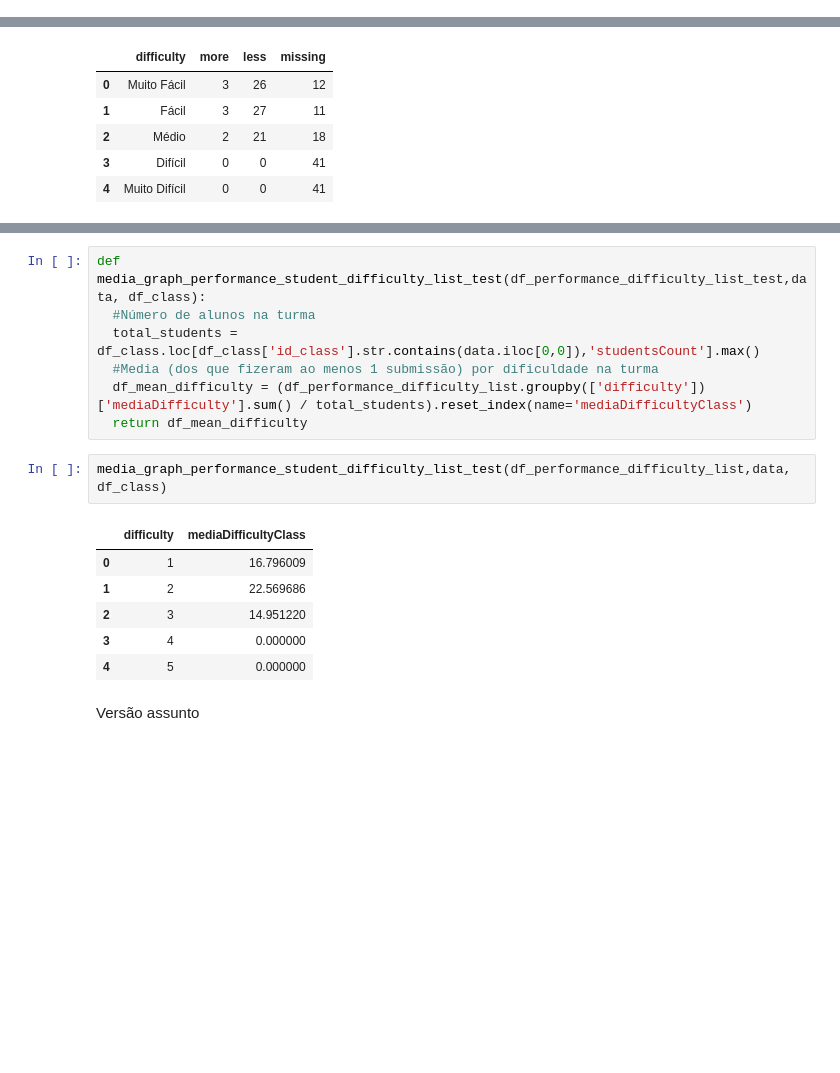
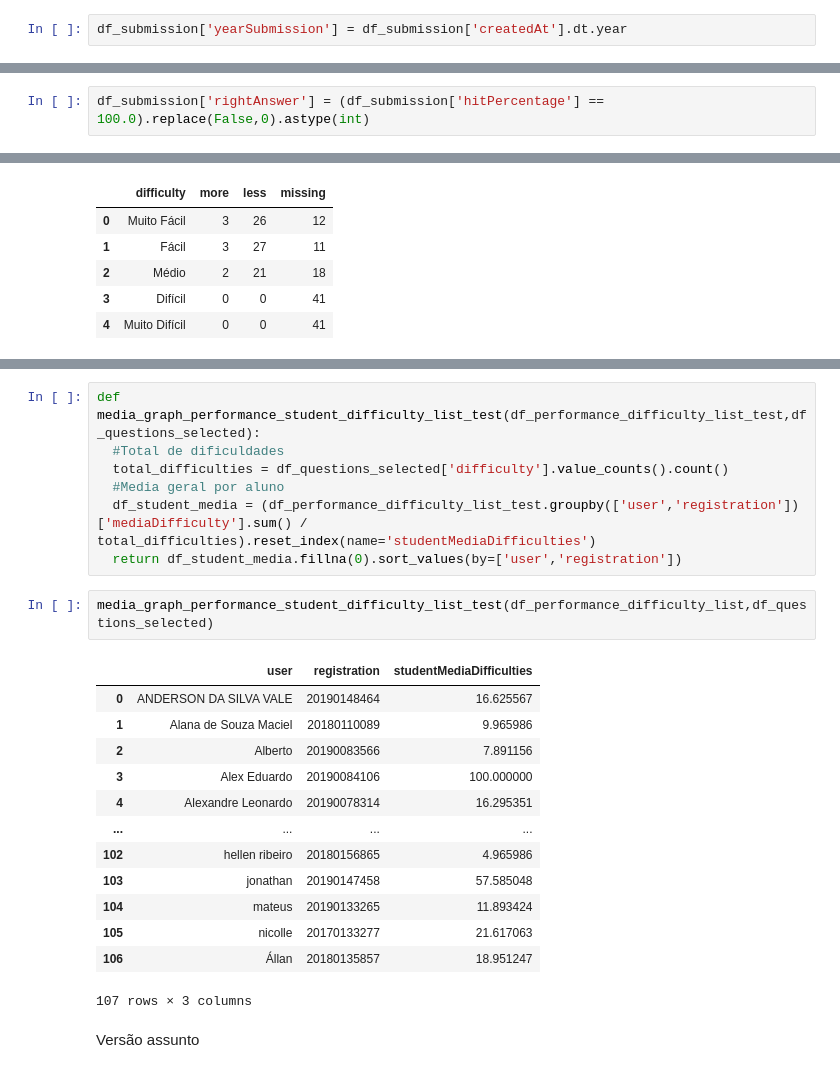
Before and after one commit to vilsonrodrigues/Projeto_Orientacao_Academica_LoP, a Jupyter notebook: Projeto_Orientacao_Academica_LoP.ipynb, the cells around one changed output, grey strips where cells are left out. Cells and saved outputs as stored; diff of their text form; blank space fills up the shorter version.

```diff
--- a/Projeto_Orientacao_Academica_LoP.ipynb
+++ b/Projeto_Orientacao_Academica_LoP.ipynb
@@ -1504,0 +2368,2 @@ px.histogram(df_different_days_lists.loc[df_different_days_lists['list'].str.con
+# %%
+df_submission['yearSubmission'] = df_submission['createdAt'].dt.year
@@ -1504,0 +2400,2 @@ px.histogram(df_different_days_lists.loc[df_different_days_lists['list'].str.con
+# %%
+df_submission['rightAnswer'] = (df_submission['hitPercentage'] == 100.0).replace(False,0).astype(int)
@@ -2048,19 +3184,26 @@ Cálculo da média da turma por dificuldade
-# %%
-def media_graph_performance_student_difficulty_list_test(df_performance_difficulty_list_test,data, df_class):
-  #Número de alunos na turma
-  total_students = df_class.loc[df_class['id_class'].str.contains(data.iloc[0,0]),'studentsCount'].max()
-  #Media (dos que fizeram ao menos 1 submissão) por dificuldade na turma
-  df_mean_difficulty = (df_performance_difficulty_list.groupby(['difficulty'])['mediaDifficulty'].sum() / total_students).reset_index(name='mediaDifficultyClass')
-  return df_mean_difficulty
+# %%
+def media_graph_performance_student_difficulty_list_test(df_performance_difficulty_list_test,df_questions_selected):
+  #Total de dificuldades
+  total_difficulties = df_questions_selected['difficulty'].value_counts().count()
+  #Media geral por aluno
+  df_student_media = (df_performance_difficulty_list_test.groupby(['user','registration'])['mediaDifficulty'].sum() / total_difficulties).reset_index(name='studentMediaDifficulties')
+  return df_student_media.fillna(0).sort_values(by=['user','registration'])
 # %%
-media_graph_performance_student_difficulty_list_test(df_performance_difficulty_list,data, df_class)
+media_graph_performance_student_difficulty_list_test(df_performance_difficulty_list,df_questions_selected)
 # %% [output]
-|  | difficulty | mediaDifficultyClass |
-| 0 | 1 | 16.796009 |
-| 1 | 2 | 22.569686 |
-| 2 | 3 | 14.951220 |
-| 3 | 4 | 0.000000 |
-| 4 | 5 | 0.000000 |
+|  | user | registration | studentMediaDifficulties |
+| 0 | ANDERSON DA SILVA VALE | 20190148464 | 16.625567 |
+| 1 | Alana de Souza Maciel | 20180110089 | 9.965986 |
+| 2 | Alberto | 20190083566 | 7.891156 |
+| 3 | Alex Eduardo | 20190084106 | 100.000000 |
+| 4 | Alexandre Leonardo | 20190078314 | 16.295351 |
+| ... | ... | ... | ... |
+| 102 | hellen ribeiro | 20180156865 | 4.965986 |
+| 103 | jonathan | 20190147458 | 57.585048 |
+| 104 | mateus | 20190133265 | 11.893424 |
+| 105 | nicolle | 20170133277 | 21.617063 |
+| 106 | Állan | 20180135857 | 18.951247 |
+107 rows × 3 columns
 # %% [markdown]
 Versão assunto
 # %%
```
Also changed, not shown: parts of 239 cells of this notebook.
